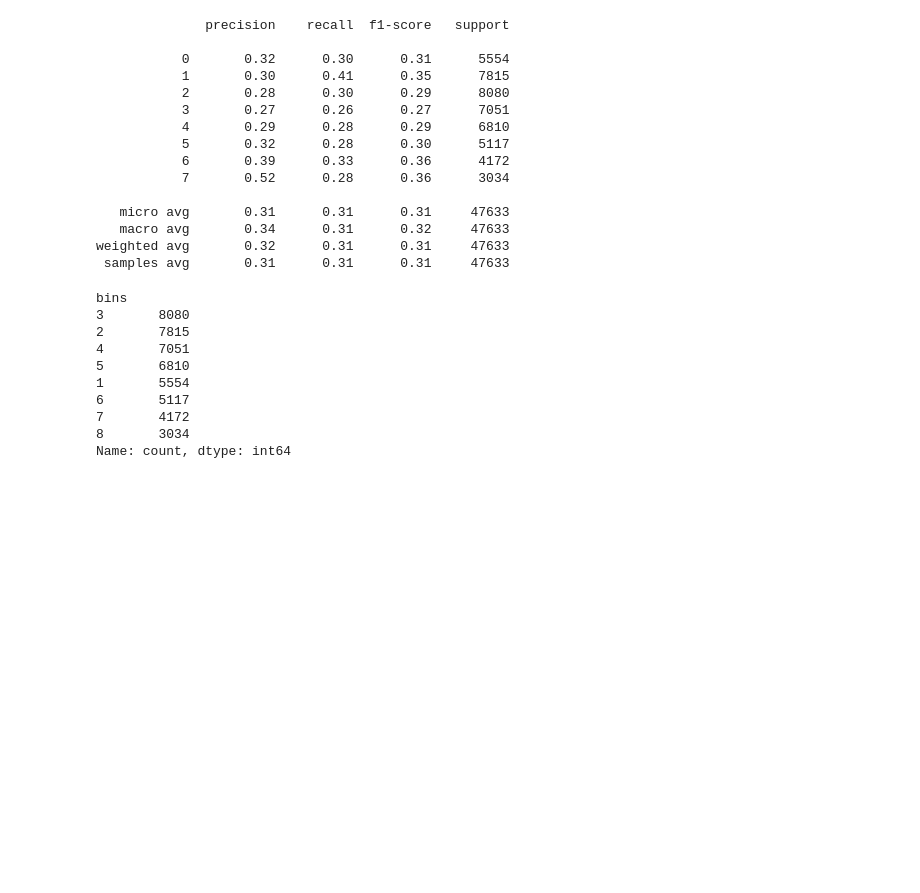
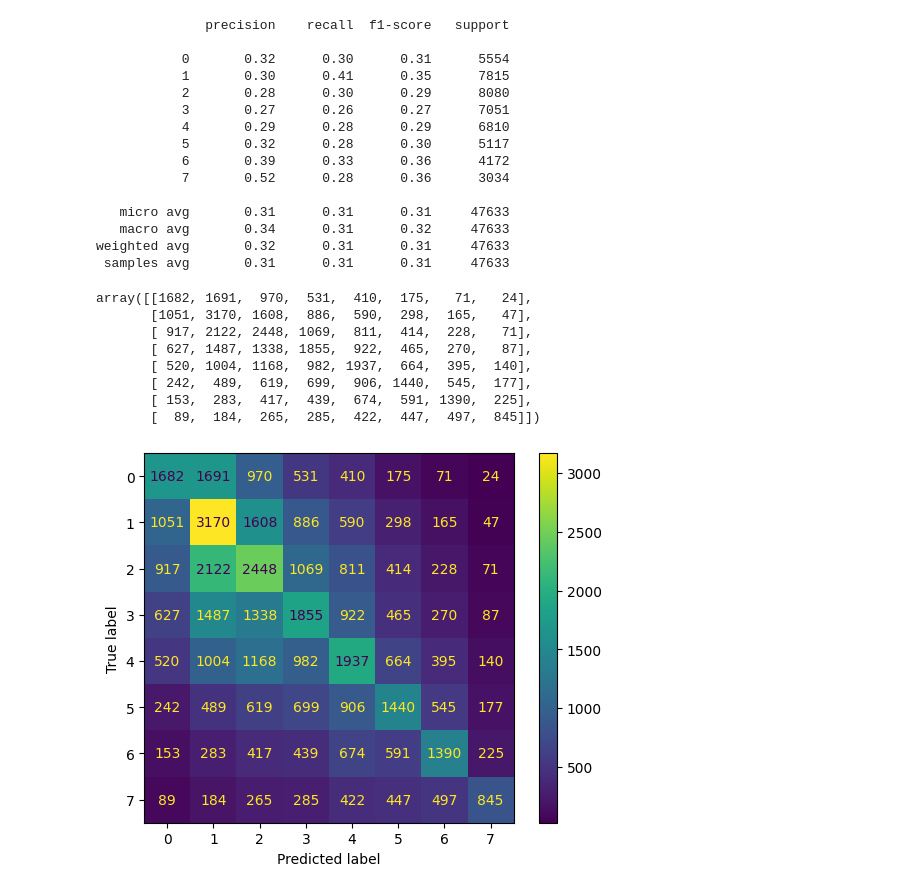
Before and after one commit to RonanB400/decp_ml, a Jupyter notebook: notebooks/PC_model_deep.ipynb, the cells around one changed output. Cells and saved outputs as stored; diff of their text form; code cells hidden in the pictures; blank space fills up the shorter version.

Commit message:
analyse du model (acc/cpv, conf matrix, classif report

```diff
--- a/notebooks/PC_model_deep.ipynb
+++ b/notebooks/PC_model_deep.ipynb
@@ -358,15 +358,27 @@ print(classification_report(y_test_cat, one_hot))
 weighted avg       0.32      0.31      0.31     47633
  samples avg       0.31      0.31      0.31     47633
 # %%
-pd.DataFrame(y_test).value_counts()
+from sklearn.metrics import confusion_matrix
+
+# Convertir one-hot en labels
+y_test_labels = y_test_cat.argmax(axis=1)
+y_pred_labels = one_hot.argmax(axis=1)
+
+confusion_matrix(y_test_labels, y_pred_labels)
 # %% [output]
-bins
-3       8080
-2       7815
-4       7051
-5       6810
-1       5554
-6       5117
-7       4172
-8       3034
-Name: count, dtype: int64
+array([[1682, 1691,  970,  531,  410,  175,   71,   24],
+       [1051, 3170, 1608,  886,  590,  298,  165,   47],
+       [ 917, 2122, 2448, 1069,  811,  414,  228,   71],
+       [ 627, 1487, 1338, 1855,  922,  465,  270,   87],
+       [ 520, 1004, 1168,  982, 1937,  664,  395,  140],
+       [ 242,  489,  619,  699,  906, 1440,  545,  177],
+       [ 153,  283,  417,  439,  674,  591, 1390,  225],
+       [  89,  184,  265,  285,  422,  447,  497,  845]])
+# %%
+from sklearn.metrics import ConfusionMatrixDisplay
+
+disp = ConfusionMatrixDisplay(confusion_matrix(y_test_labels, y_pred_labels))
+disp.plot()
+plt.show()
+# %% [output]
+[figure, added]
```
Also changed, not shown: parts of 4 cells of this notebook.
